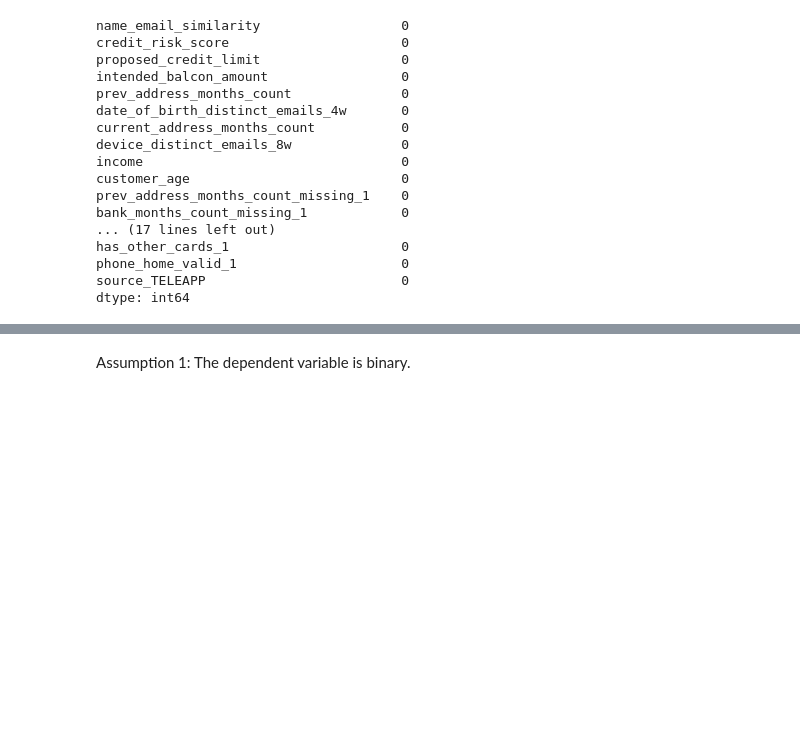
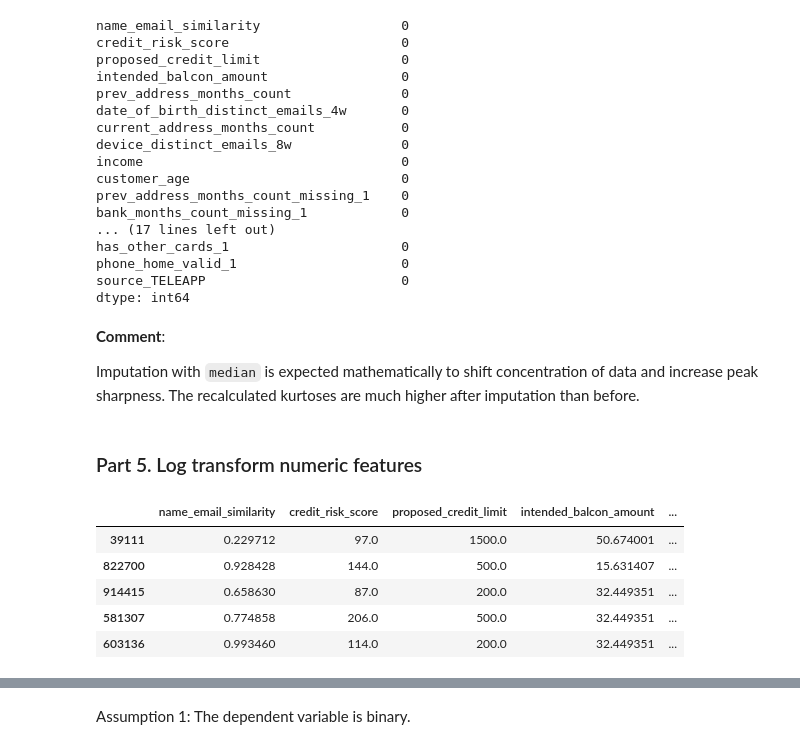
Before and after one commit to mrlizhaozhi/application-fraud-bank-account-opening, a Jupyter notebook: BAF-Fraud-Detection-Models.ipynb, the cells around one changed output, grey strips where cells are left out. Saved outputs shown, nothing was run; the diff lists cells and outputs as text; code cells hidden in the pictures; blank space fills up the shorter version.

```diff
--- a/BAF-Fraud-Detection-Models.ipynb
+++ b/BAF-Fraud-Detection-Models.ipynb
@@ -1447,3 +1506,25 @@ has_other_cards_1                      0
 phone_home_valid_1                     0
 source_TELEAPP                         0
 dtype: int64
+# %% [markdown]
+**Comment**:
+
+Imputation with `median` is expected mathematically to shift concentration of data and increase peak sharpness. The recalculated kurtoses are much higher after imputation than before.
+# %% [markdown]
+### Part 5. Log transform numeric features
+# %%
+# log transform the imputed data
+X_train_transform = X_train_imputed.copy()
+
+# select features heavily skewed for log transformation
+log_features = ['proposed_credit_limit', 'intended_balcon_amount', 'current_address_months_count', 'prev_address_months_count', 'device_distinct_emails_8w']
+for variable in log_features:
+    X_train_transform[f'log_{variable}'] = np.log1p(X_train_transform[variable])
+X_train_transform.head()
+# %% [output]
+|  | name_email_similarity | credit_risk_score | proposed_credit_limit | intended_balcon_amount | ... |
+| 39111 | 0.229712 | 97.0 | 1500.0 | 50.674001 | ... |
+| 822700 | 0.928428 | 144.0 | 500.0 | 15.631407 | ... |
+| 914415 | 0.658630 | 87.0 | 200.0 | 32.449351 | ... |
+| 581307 | 0.774858 | 206.0 | 500.0 | 32.449351 | ... |
+| 603136 | 0.993460 | 114.0 | 200.0 | 32.449351 | ... |
```
Also changed, not shown: parts of 25 cells of this notebook.
